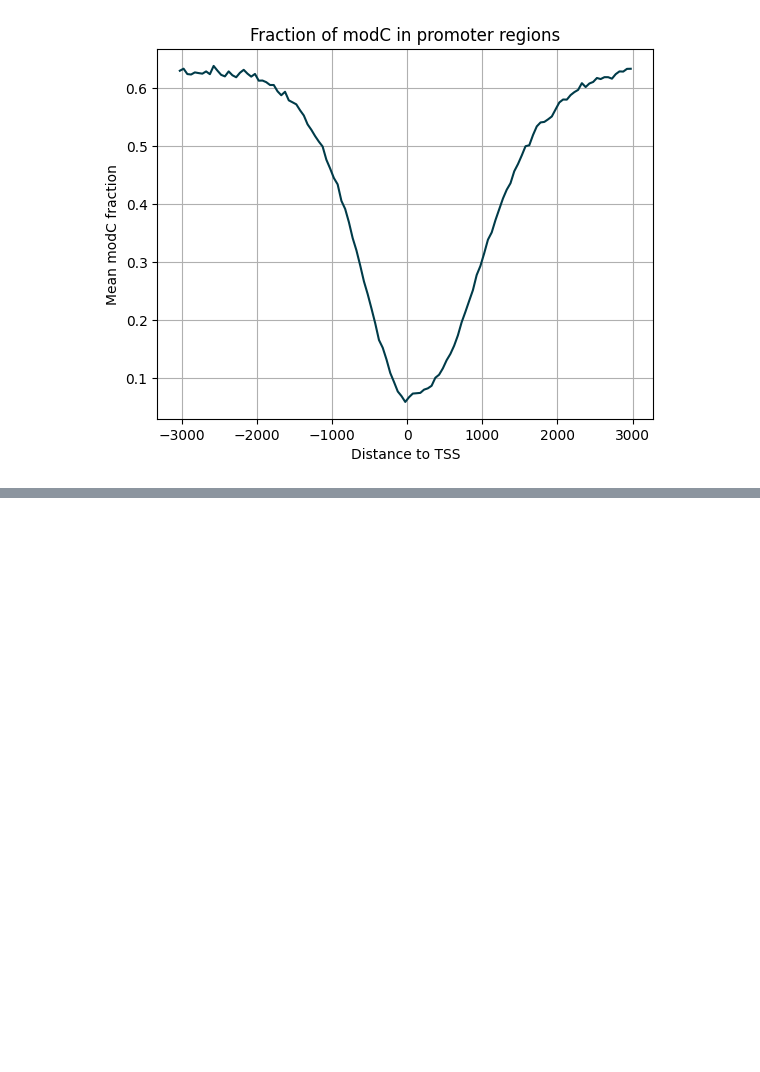
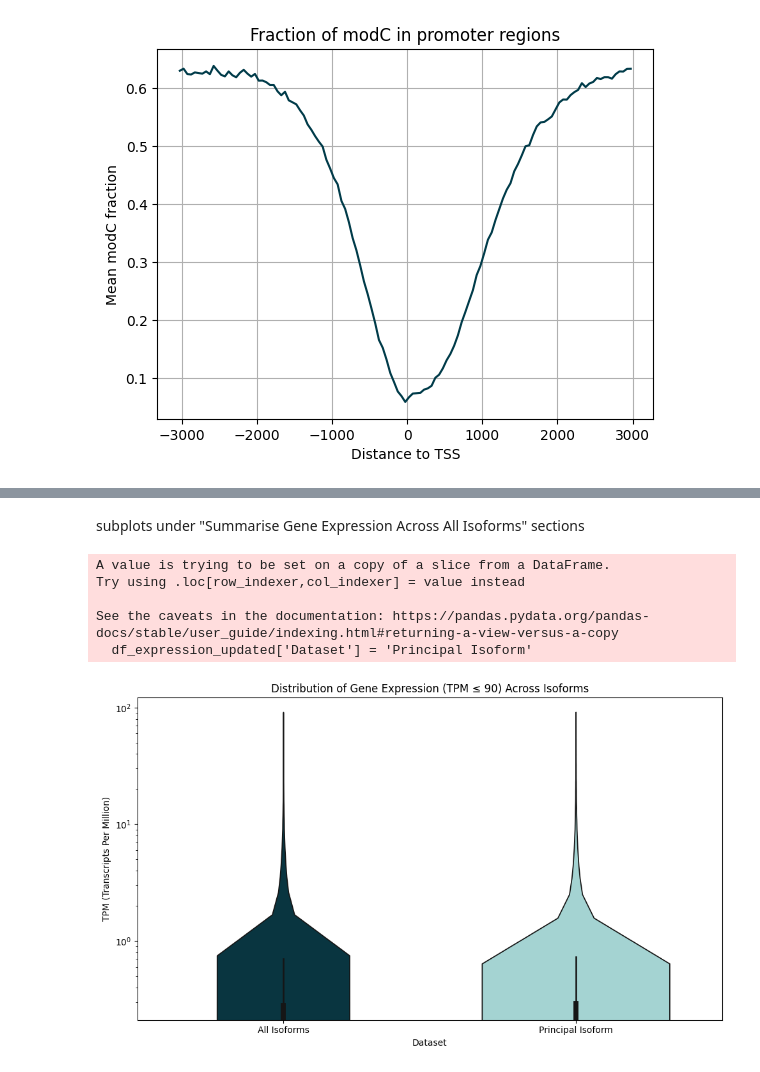
Before and after one commit to nicolawongch/gene_expression_prediction, a Jupyter notebook: methylation_analysis/regions_plot.ipynb, the cells around one changed output, grey strips where cells are left out. Drawn from its saved outputs; the diff is of its cells as text; code cells hidden in the pictures; blank space fills up the shorter version.

Commit message:
some plots for comparing general vs principal transcript for gene

```diff
--- a/methylation_analysis/regions_plot.ipynb
+++ b/methylation_analysis/regions_plot.ipynb
@@ -35,0 +109,46 @@ plt.show()
+# %%
+df_expression_updated= select_transcript(df_expression)
+# %% [markdown]
+subplots under "Summarise Gene Expression Across All Isoforms" sections
+# %%
+import pandas as pd
+import seaborn as sns
+import matplotlib.pyplot as plt
+
+# Define the custom color palette
+biomodal_palette = ["#003B49", "#9CDBD9", "#F87C56", "#C0DF16", "#05868E"]
+
+# Assuming df_expression and df_expression_updated are already loaded as DataFrames
+
+# Add a column to distinguish between datasets
+df_expression['Dataset'] = 'All Isoforms'
+df_expression_updated['Dataset'] = 'Principal Isoform'
+
+# Concatenate both datasets for comparison
+df_combined = pd.concat([df_expression[['TPM', 'Dataset']],
+                         df_expression_updated[['TPM', 'Dataset']]])
+
+# Filter out extreme values where TPM > 90
+df_combined_filtered = df_combined[df_combined['TPM'] <= 90]
+
+# Create the violin plot using the custom biomodal palette
+plt.figure(figsize=(10, 6))
+sns.violinplot(x='Dataset', y='TPM', data=df_combined_filtered,
+               scale='width', palette=biomodal_palette[:2])  # Use only two colors from the palette
+
+# Customize the plot
+plt.title('Distribution of Gene Expression (TPM ≤ 90) Across Isoforms')
+plt.ylabel('TPM (Transcripts Per Million)')
+plt.xlabel('Dataset')
+plt.yscale('log')  # Using log scale to better visualize the distribution
+plt.tight_layout()
+
+# Show the plot
+plt.show()
+# %% [output]
+A value is trying to be set on a copy of a slice from a DataFrame.
+Try using .loc[row_indexer,col_indexer] = value instead
+
+See the caveats in the documentation: https://pandas.pydata.org/pandas-docs/stable/user_guide/indexing.html#returning-a-view-versus-a-copy
+  df_expression_updated['Dataset'] = 'Principal Isoform'
+[figure, added]
```
Also changed, not shown: parts of 4 cells of this notebook, 1 other file.
